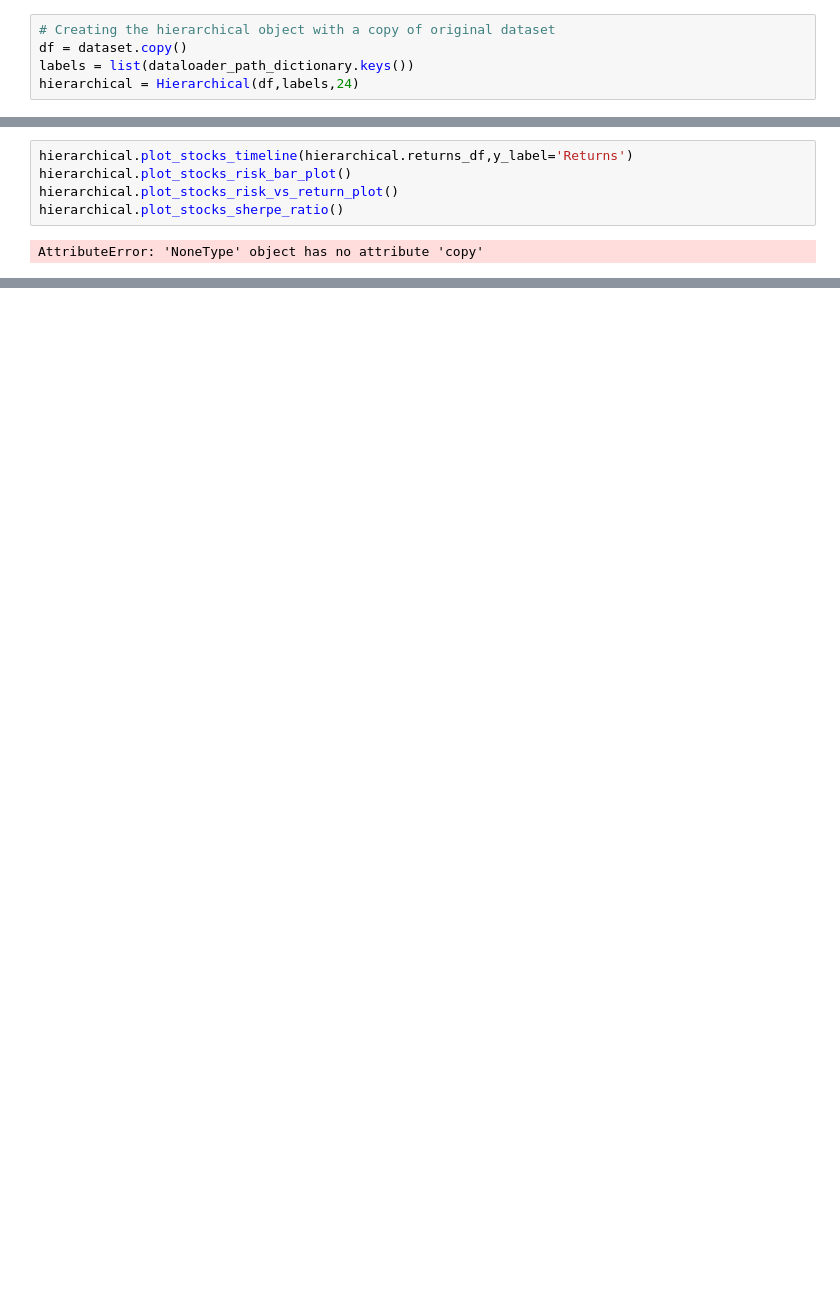
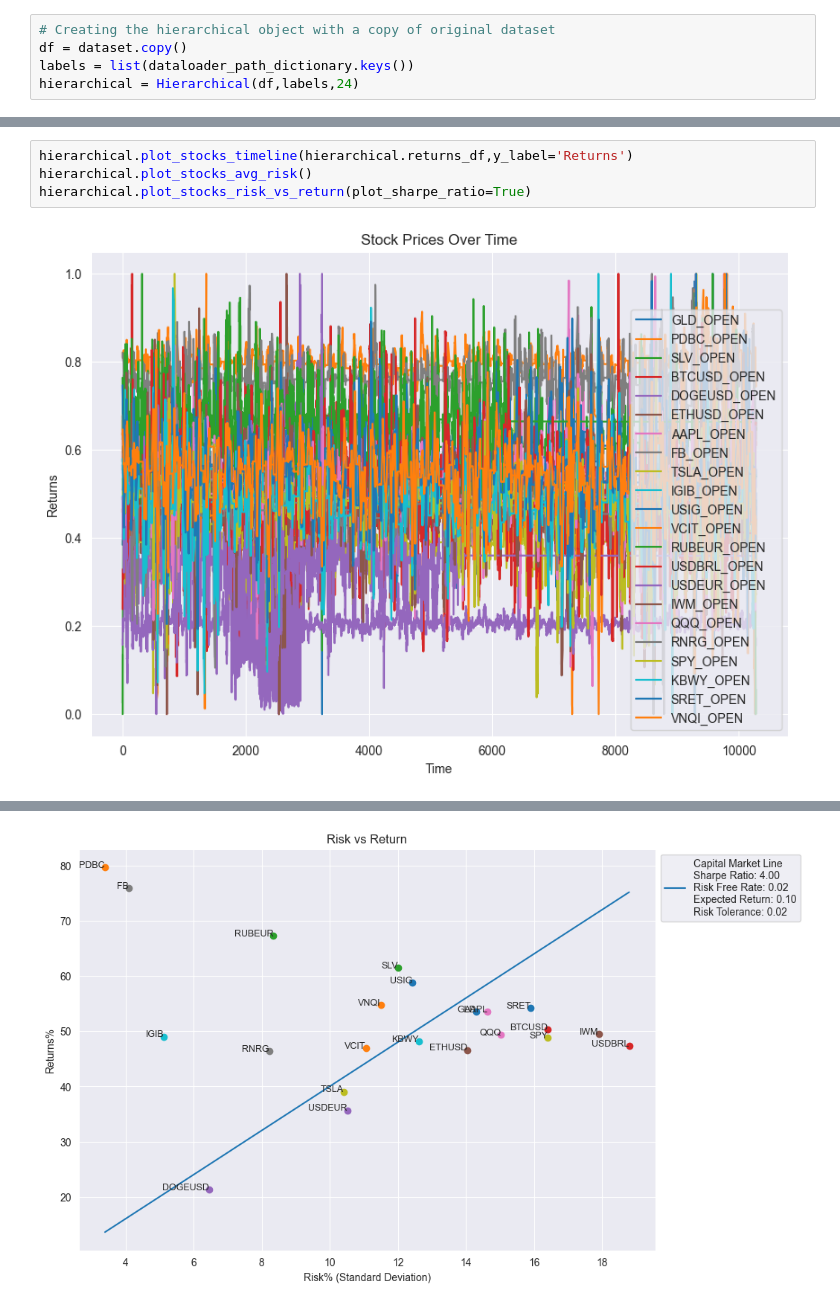
Before and after one commit to viviakemik/machine-learning, a Jupyter notebook: notebooks/clustering_hierarchical.ipynb, the cells around one changed output, grey strips where cells are left out. Cells and saved outputs as stored; diff of their text form; blank space fills up the shorter version.

```diff
--- a/notebooks/clustering_hierarchical.ipynb
+++ b/notebooks/clustering_hierarchical.ipynb
@@ -104,7 +127,6 @@ Visualize
 # %%
 hierarchical.plot_stocks_timeline(hierarchical.returns_df,y_label='Returns')
-hierarchical.plot_stocks_risk_bar_plot()
-hierarchical.plot_stocks_risk_vs_return_plot()
-hierarchical.plot_stocks_sherpe_ratio()
+hierarchical.plot_stocks_avg_risk()
+hierarchical.plot_stocks_risk_vs_return(plot_sharpe_ratio=True)
 # %% [output]
-AttributeError: 'NoneType' object has no attribute 'copy'
+[figure, added]
@@ -110,0 +134 @@ AttributeError: 'NoneType' object has no attribute 'copy'
+[figure, added]
```
Also changed, not shown: parts of 10 cells of this notebook, 1 other file.
